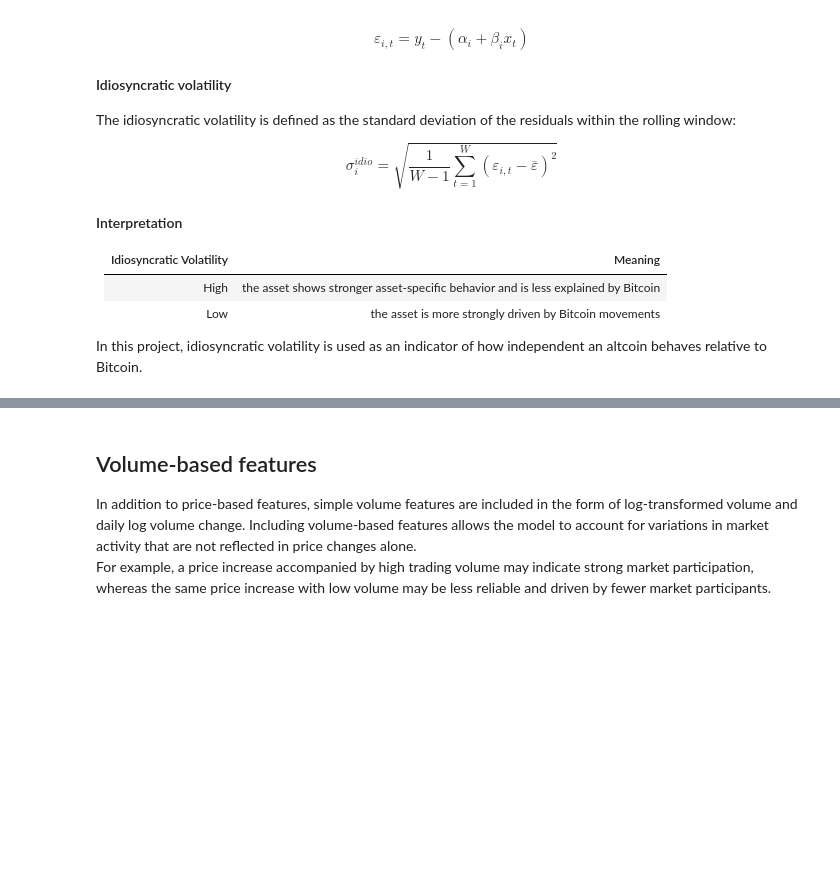
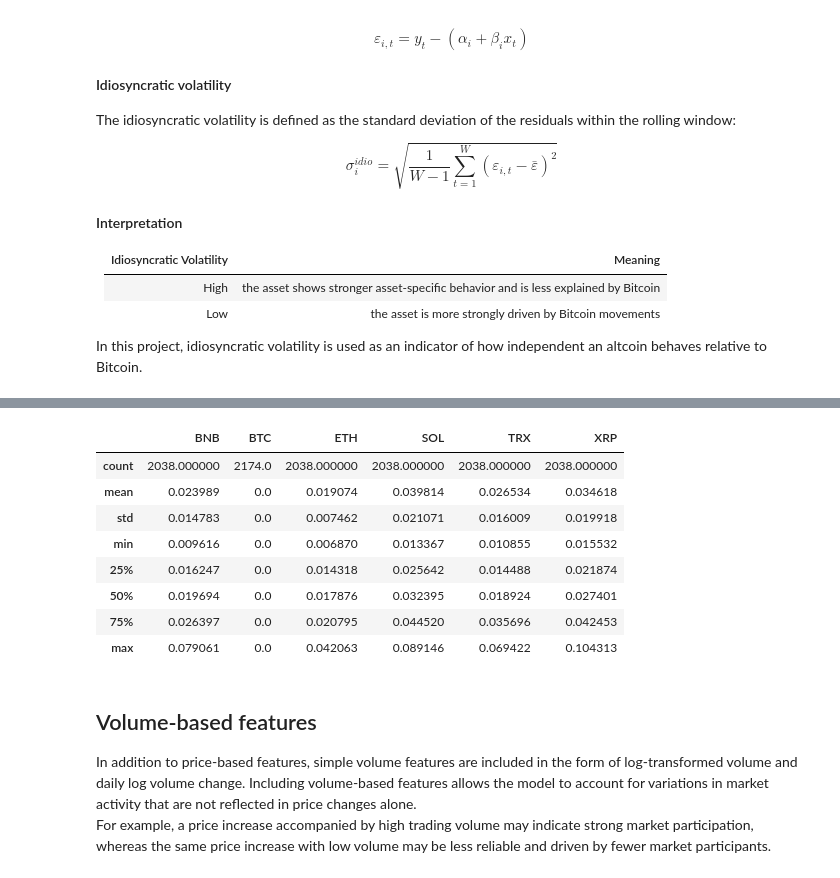
Before and after one commit to theodorahaimoff/hslu_fs26_dspro2, a Jupyter notebook: notebooks/02_feature_engineering.ipynb, the cells around one changed output, grey strips where cells are left out. Cells and saved outputs as stored; diff of their text form; code cells hidden in the pictures; blank space fills up the shorter version.

```diff
--- a/notebooks/02_feature_engineering.ipynb
+++ b/notebooks/02_feature_engineering.ipynb
@@ -32,6 +33,7 @@ DATA_PROCESSED_DIR = PROJECT_ROOT / "data" / "processed"
 # Full historical wide datasets
 FULL_CLOSE_INPUT_PATH = DATA_PROCESSED_DIR / "crypto_wide_close_full.csv"
 FULL_VOLUME_INPUT_PATH = DATA_PROCESSED_DIR / "crypto_wide_volume_full.csv"
+FULL_MARKETCAP_INPUT_PATH = DATA_PROCESSED_DIR / "crypto_wide_marketcap_full.csv"
 
 # Aligned modeling datasets
 ALIGNED_CLOSE_INPUT_PATH = DATA_PROCESSED_DIR / "crypto_wide_close_aligned.csv"
@@ -56,6 +58,7 @@ VOLATILITY_WINDOW = 30
 CORRELATION_WINDOW = 30
 LONG_CORRELATION_WINDOW = 90
 IDIO_WINDOW = 30
+MF_IDIO_WINDOW = 126
 # %% [markdown]
 ## Load and preprocess macro datasets
 
@@ -309,3 +439,15 @@ In this project, idiosyncratic volatility is used as an indicator of how indepen
+# %%
+mf_idio_vol_aligned_df.describe()
+# %% [output]
+|  | BNB | BTC | ETH | SOL | TRX | XRP |
+| count | 2038.000000 | 2174.0 | 2038.000000 | 2038.000000 | 2038.000000 | 2038.000000 |
+| mean | 0.023989 | 0.0 | 0.019074 | 0.039814 | 0.026534 | 0.034618 |
+| std | 0.014783 | 0.0 | 0.007462 | 0.021071 | 0.016009 | 0.019918 |
+| min | 0.009616 | 0.0 | 0.006870 | 0.013367 | 0.010855 | 0.015532 |
+| 25% | 0.016247 | 0.0 | 0.014318 | 0.025642 | 0.014488 | 0.021874 |
+| 50% | 0.019694 | 0.0 | 0.017876 | 0.032395 | 0.018924 | 0.027401 |
+| 75% | 0.026397 | 0.0 | 0.020795 | 0.044520 | 0.035696 | 0.042453 |
+| max | 0.079061 | 0.0 | 0.042063 | 0.089146 | 0.069422 | 0.104313 |
 # %% [markdown]
 ## Volume-based features
 
```
Also changed, not shown: parts of 12 cells of this notebook, 3 other files.
